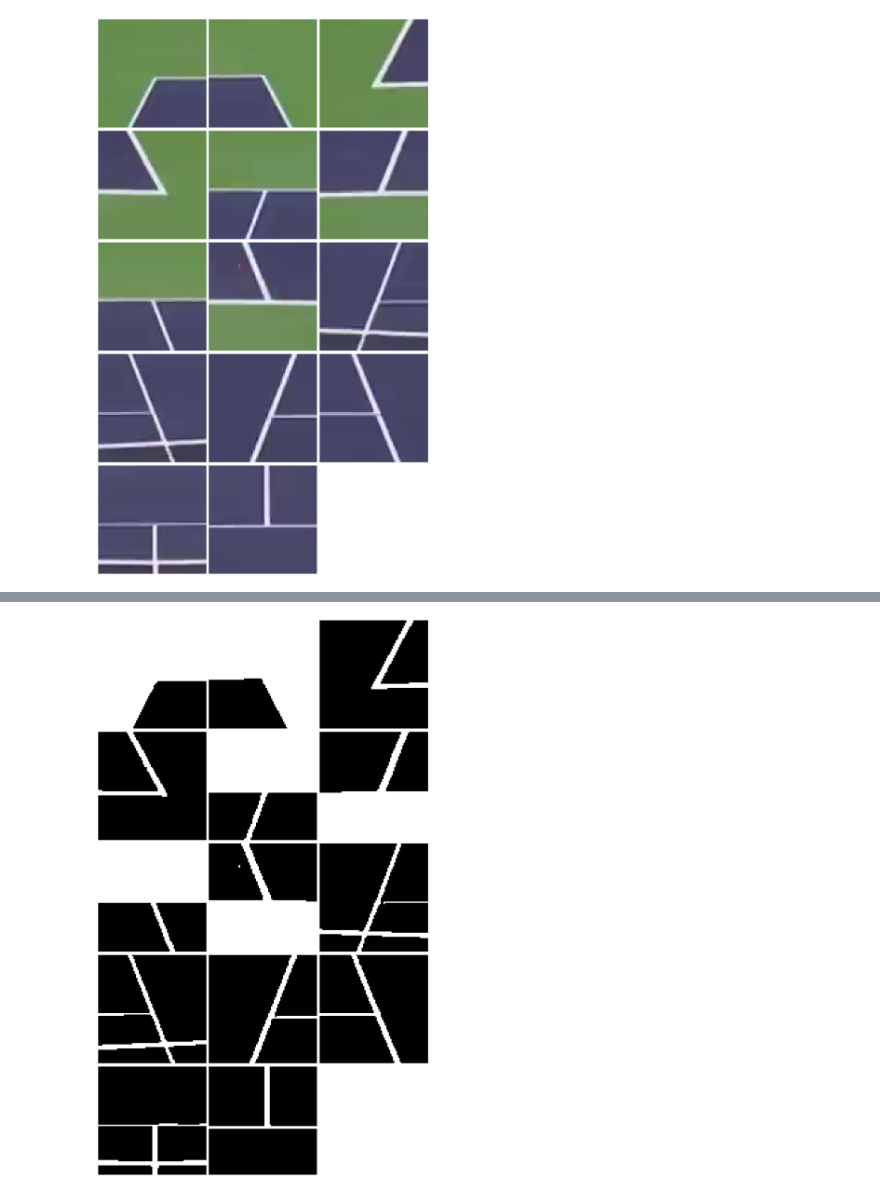
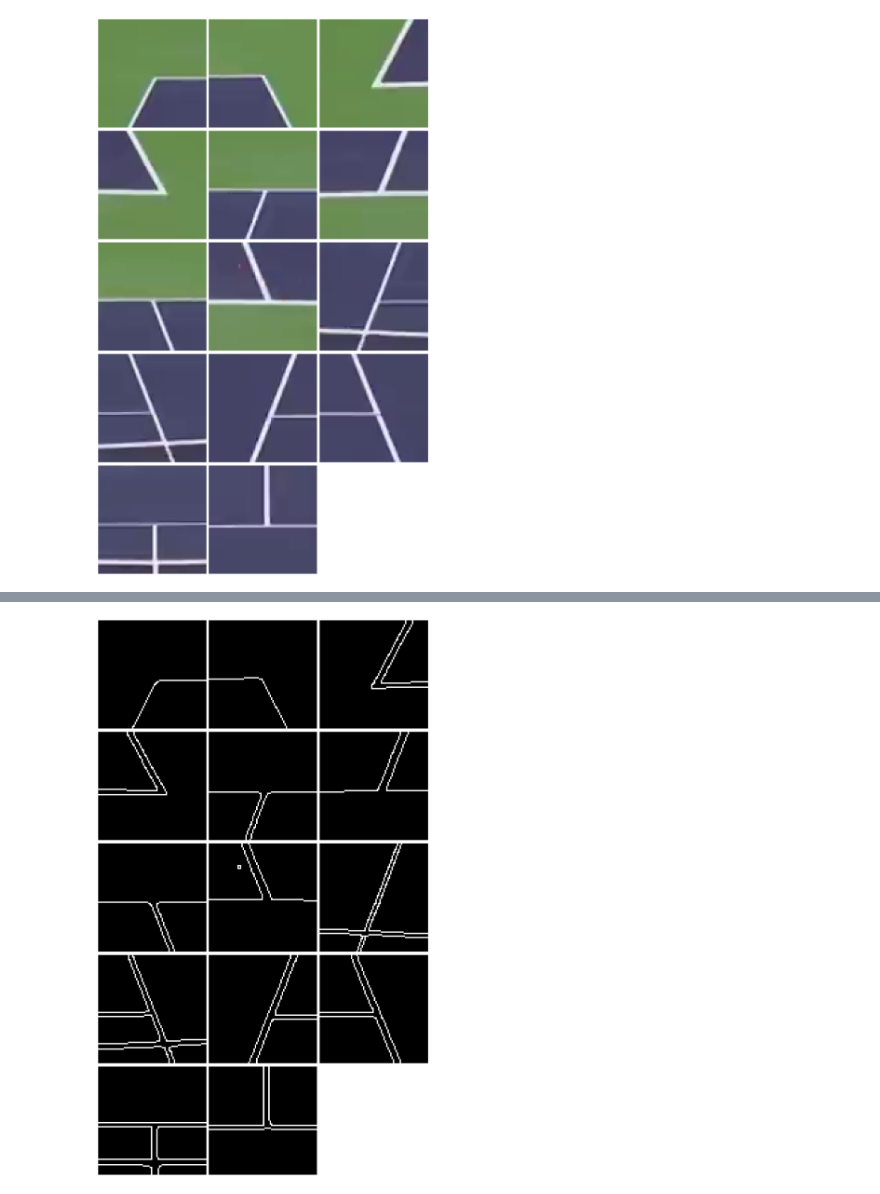
Before and after one commit to MGonza20/ProyectoFinal_VC, a Jupyter notebook: src/kps_postprocessing.ipynb, the cells around one changed output, grey strips where cells are left out. Saved outputs shown, nothing was run; the diff lists cells and outputs as text; code cells hidden in the pictures.

Commit message:
Improving line detection results

```diff
--- a/src/kps_postprocessing.ipynb
+++ b/src/kps_postprocessing.ipynb
@@ -128,27 +165,25 @@ plt.show()
 # %%
 n_keypoints = len(keypoints)
 n_cols = 3
 n_rows = (n_keypoints + n_cols - 1) // n_cols
 
-binarized_images = []
+edges = []
 fig, axs = plt.subplots(n_rows, n_cols, figsize=(15, 5 * n_rows))
-for i, cri in enumerate(cropped_images):
+for i, binarized in enumerate(binarized_images):
 
-    # Preparing the image - Preprocessing
-    gray = cv2.cvtColor(cri, cv2.COLOR_BGR2GRAY)
-    height, width = gray.shape[:2]
-    binary = to_binary(gray, width, height)
-    binarized_images.append(binary)
+    # Edge detection
+    canny_edges = cv2.Canny(binarized, 0, 0, apertureSize=5)
+    edges.append(canny_edges)
 
     row, col = divmod(i, n_cols)
-    axs[row, col].imshow(binary, cmap='gray')
+    axs[row, col].imshow(canny_edges, cmap='gray')
     axs[row, col].axis('off')
 
 for j in range(i + 1, n_rows * n_cols):
     row, col = divmod(j, n_cols)
     axs[row, col].axis('off')
 
 plt.tight_layout()
 plt.show()
 # %% [output]
-[figure, old version]
+[figure, new version]
```
Also changed, not shown: parts of 5 cells of this notebook.
